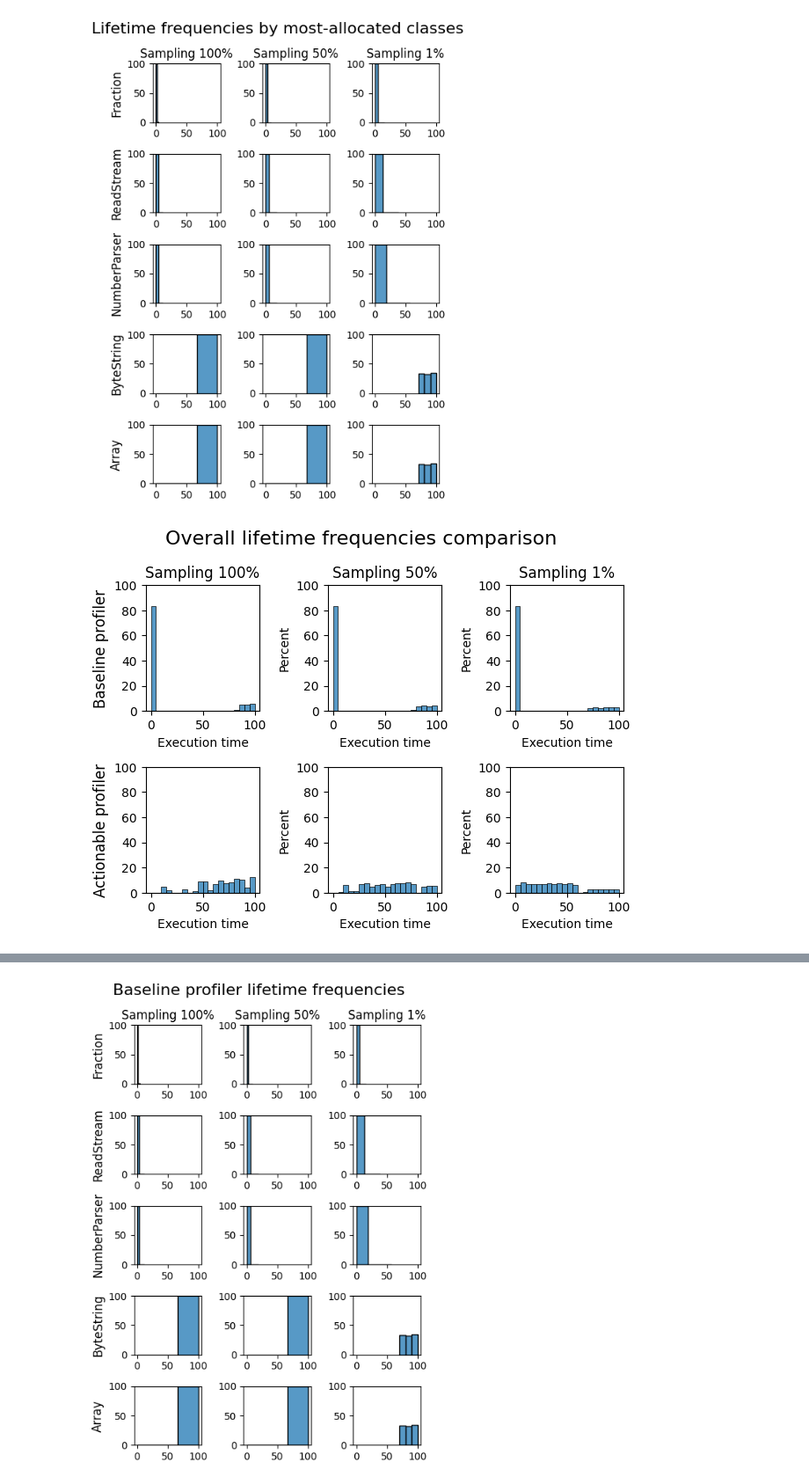
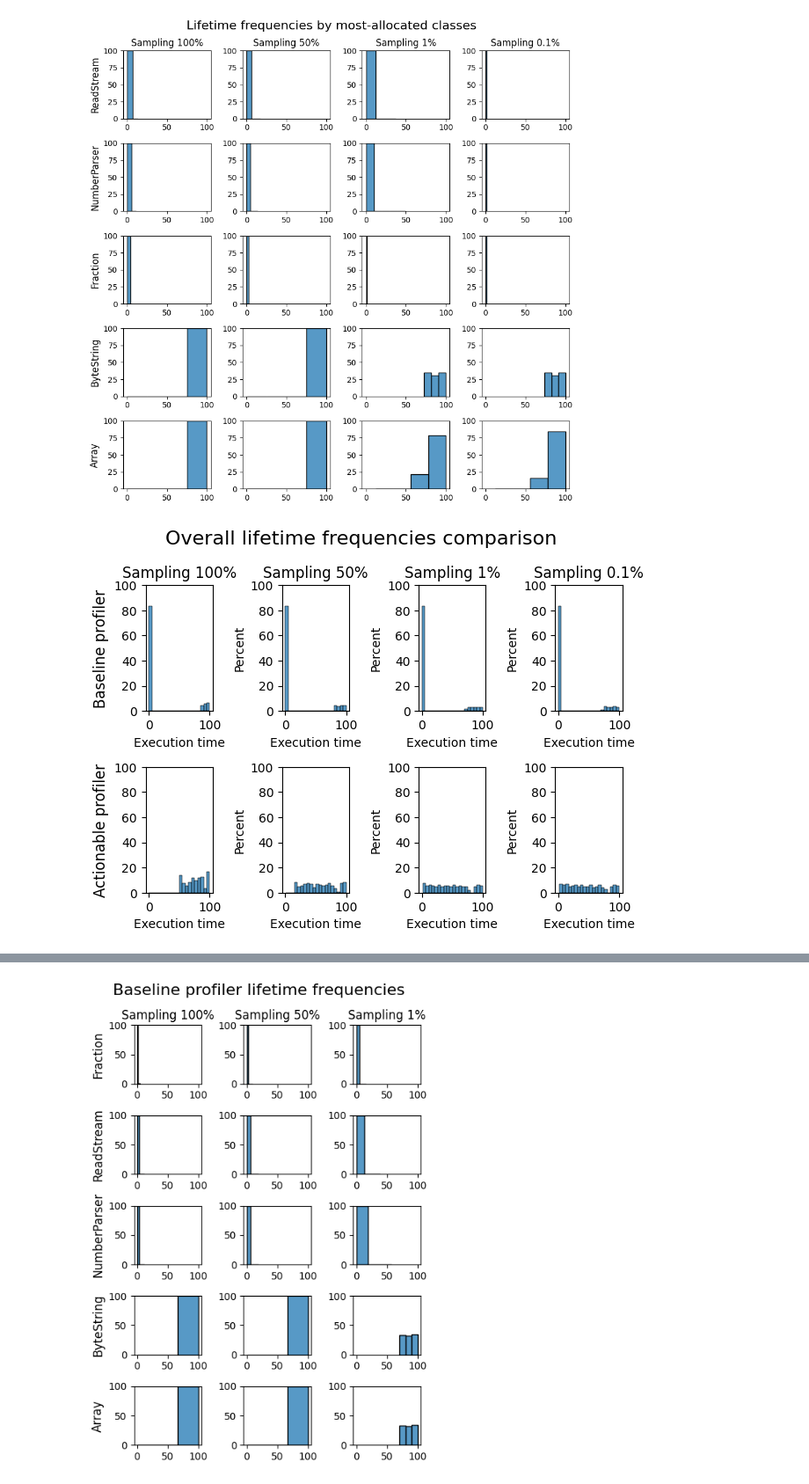
Before and after one commit to jordanmontt/application-classification-experiment, a Jupyter notebook: python/df-analysis.ipynb, the cells around one changed output, grey strips where cells are left out. Shown at 88% size. Saved outputs shown, nothing was run; the diff lists cells and outputs as text; code cells hidden in the pictures.

Commit message:
Updated figures

```diff
--- a/python/df-analysis.ipynb
+++ b/python/df-analysis.ipynb
@@ -39,4 +42,4 @@ plot_relative_frequencies_histogram('baseline profiler', df_100, df_50, df_1, df
 # %%
-plot_lifetime_frequencies_by_class(top_allocated_classes, df_100, df_50, df_1, "Lifetime frequencies by most-allocated classes")
+plot_lifetime_frequencies_by_class(df_100, df_50, df_1, df_01, top_allocated_classes, "Lifetime frequencies by most-allocated classes")
 # %% [output]
-[figure, old version]
+[figure, new version]
@@ -57,5 +68,5 @@ df_100_a, metadata_df100_a = load_df(base_path)
 # %%
-plot_relative_frequencies_histogram_comparison(df_100, df_50, df_1, df_100_a, df_50_a, df_1_a)
+plot_relative_frequencies_histogram_comparison(df_100, df_50, df_1, df_01, df_100_a, df_50_a, df_1_a, df_01_a)
 # %% [output]
-[figure, old version]
+[figure, new version]
 # %%
```
Also changed, not shown: parts of 7 cells of this notebook, 1 other file.
